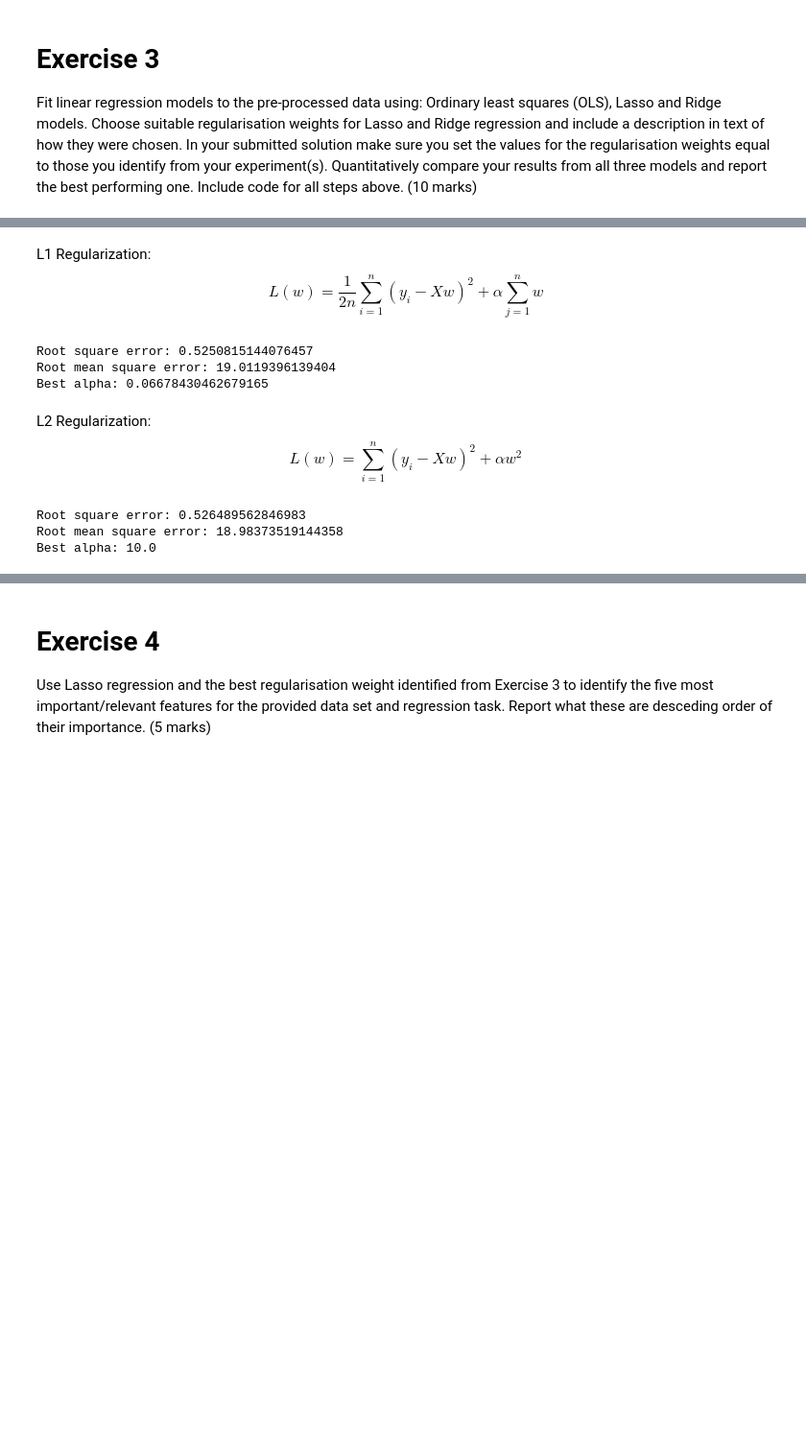
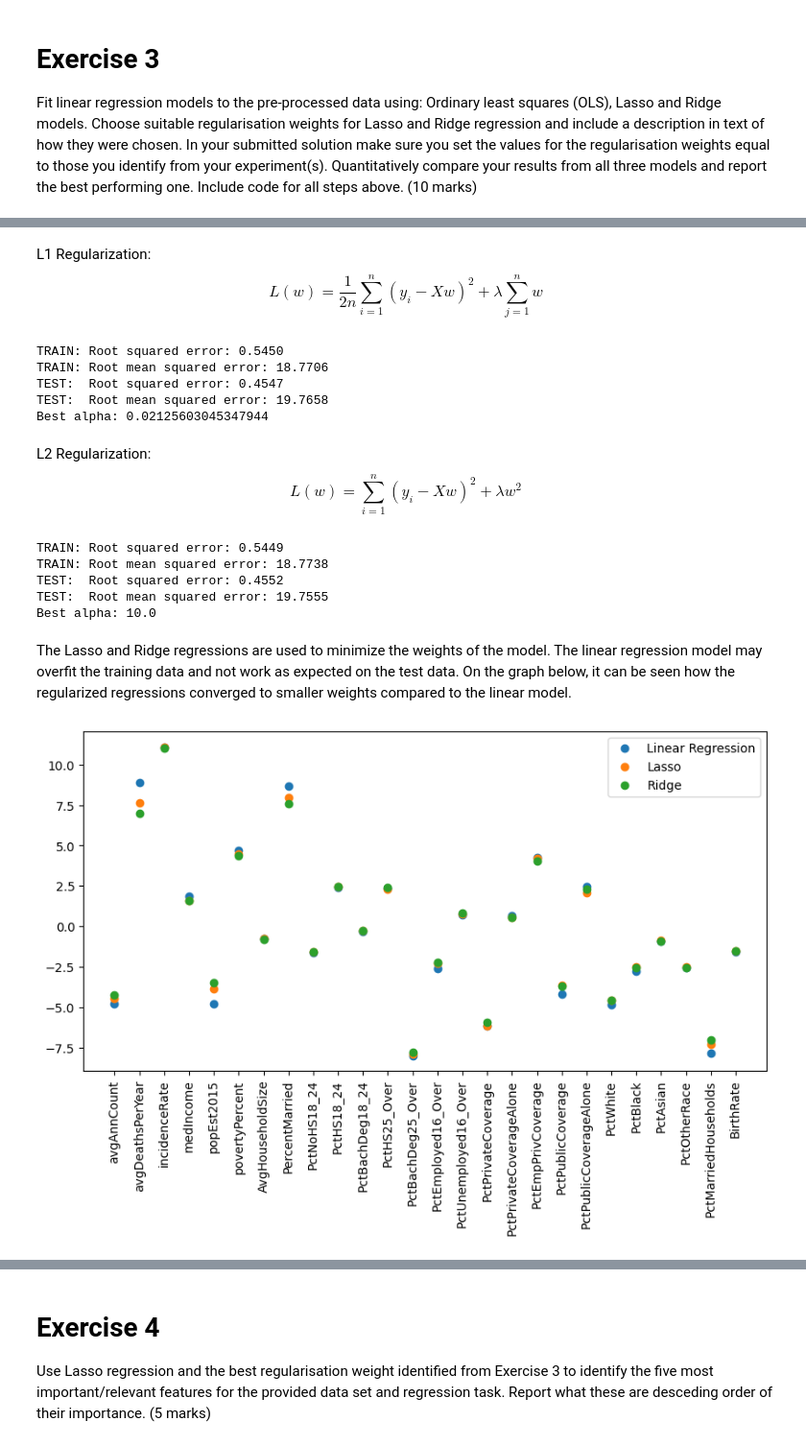
Before and after one commit to AlexandraPosta/machie-learning-pipeline, a Jupyter notebook: COMP3611_Coursework_Assessment.ipynb, the cells around one changed output, grey strips where cells are left out. Shown at 96% size. Drawn from its saved outputs; the diff is of its cells as text; code cells hidden in the pictures; blank space fills up the shorter version.

```diff
--- a/COMP3611_Coursework_Assessment.ipynb
+++ b/COMP3611_Coursework_Assessment.ipynb
@@ -308,34 +324,46 @@ from sklearn.model_selection import StratifiedShuffleSplit
 from sklearn.model_selection import train_test_split
 
 def preprocess(data, target):
-    drop(data)
-    replace_high_std(data)
-    X_train, X_test, y_train, y_test = split_data(data, target)
+    data_1 = drop(data, target)
+    data_2 = replace_high_std(data_1)
+    X_train, X_test, y_train, y_test = split_data(data_2, target)
     return X_train, X_test, y_train, y_test
 
 
 # Drop columns that miss more than half of the total number of entries
-def drop(data):
+def drop(data, target):
         data_len = len(data.axes[0])
 
         for column in data:
             if data[column].isnull().any():
                 if data[column].notnull().sum() < (data_len/2):
                     data = data.drop(column,axis=1)
+                    print(column, 'has been removed from the pipeline because it misses more than half of the entries.')
+
+            else:
+                if stats.pearsonr(np.squeeze(np.asarray(target)), data[column])[1] > 0.05:
+                    data = data.drop(column,axis=1)
+                    print(column, 'has been removed from the pipeline because it has a high p_value.')
+
+        return data
 
 
 # Replace data that is at five std
 def replace_high_std(data):
     for column in data:
             mean = data[column].mean()
+            median = data[column].median()
             std = data[column].std()
 
             for entry in data[column]:
-                if ((mean - std*5) >= entry) or ((mean + std*5) <= entry ):
-                    entry = mean
+                if ((mean - std*5) >= entry) or ((mean + std*5) <= entry):
+                    entry = median
+
+    return data
 
 
 def split_data(data, target):
-    X_train, X_test, y_train, y_test = train_test_split(data, target, test_size= 0.3, random_state=42) # 70%-30% split between train and test
+    X_train, X_test, y_train, y_test = train_test_split(data, target, test_size= 0.3, random_state=1) # 70%-30% split between train and test
+    print('')
     return X_train, X_test, y_train, y_test
 # %%
@@ -422,38 +484,55 @@ Root mean square error: 18.97697178553417
 # %% [markdown]
 L1 Regularization:
 $$
-L(w) = {\frac{1}{2n}} \sum^n_{i=1} (y_i - Xw)^2 + \alpha \sum^n_{j=1} w
+L(w) = {\frac{1}{2n}} \sum^n_{i=1} (y_i - Xw)^2 + \lambda \sum^n_{j=1} w
 $$
 # %%
 from sklearn.linear_model import LassoCV
 
-lasso = LassoCV() # Lasso Cross validation
+lasso = LassoCV(cv=5, random_state=0) # Lasso Cross validation
 lasso.fit(cancer_prepared, target_train)
 
-display_error(lasso, cancer_prepared, target_train)
+display_performance(lasso, cancer_prepared, cancer_test, target_train, target_test)
 print('Best alpha:', lasso.alpha_)
 
 best_lasso_alpha = lasso.alpha_
 # %% [output]
-Root square error: 0.5250815144076457
-Root mean square error: 19.0119396139404
-Best alpha: 0.06678430462679165
+TRAIN: Root squared error: 0.5450
+TRAIN: Root mean squared error: 18.7706
+TEST:  Root squared error: 0.4547
+TEST:  Root mean squared error: 19.7658
+Best alpha: 0.02125603045347944
 # %% [markdown]
 L2 Regularization:
 $$
-L(w) = \sum^n_{i=1} (y_i - Xw)^2 + \alpha w^2
+L(w) = \sum^n_{i=1} (y_i - Xw)^2 + \lambda w^2
 $$
 # %%
 # Ridge model
 from sklearn.linear_model import RidgeCV
 
-ridge = RidgeCV() # Ridge Cross validation
+ridge = RidgeCV(cv=5) # Ridge Cross validation
 ridge.fit(cancer_prepared, target_train)
 
-display_error(ridge, cancer_prepared, target_train)
+display_performance(ridge, cancer_prepared, cancer_test, target_train, target_test)
 print('Best alpha:', ridge.alpha_)
 # %% [output]
-Root square error: 0.526489562846983
-Root mean square error: 18.98373519144358
+TRAIN: Root squared error: 0.5449
+TRAIN: Root mean squared error: 18.7738
+TEST:  Root squared error: 0.4552
+TEST:  Root mean squared error: 19.7555
 Best alpha: 10.0
+# %% [markdown]
+The Lasso and Ridge regressions are used to minimize the weights of the model. The linear regression model may overfit the training data and not work as expected on the test data. On the graph below, it can be seen how the regularized regressions converged to smaller weights compared to the linear model.
+# %%
+# Plot the coefficients for the linear, lasso and ridge models
+plt.figure(figsize = (10, 5))
+plt.plot(data_train.columns, lin_reg.coef_, linestyle='none', marker='o', label='Linear Regression')
+plt.plot(data_train.columns, lasso.coef_,   linestyle='none', marker='o', label='Lasso')
+plt.plot(data_train.columns, ridge.coef_,   linestyle='none', marker='o', label='Ridge')
+plt.xticks(rotation = 90)
+plt.legend()
+plt.show()
+# %% [output]
+[figure, added]
 # %% [markdown]
```
Also changed, not shown: parts of 22 cells of this notebook.
